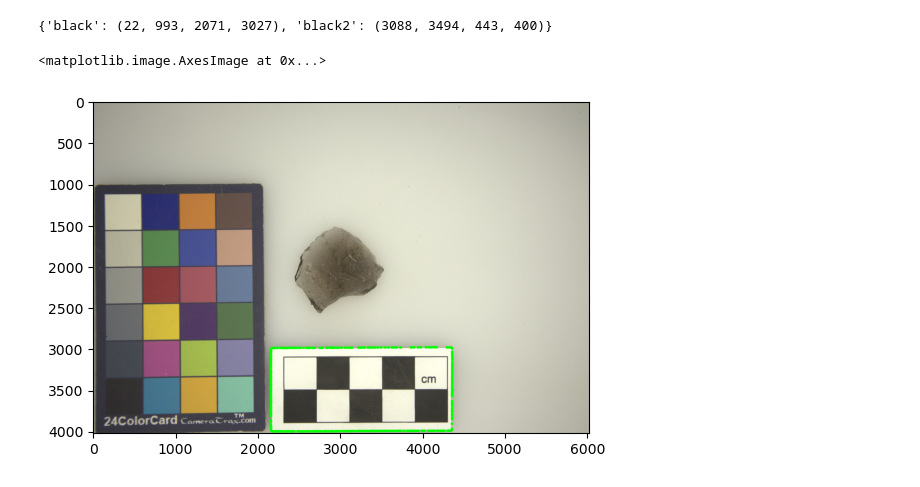
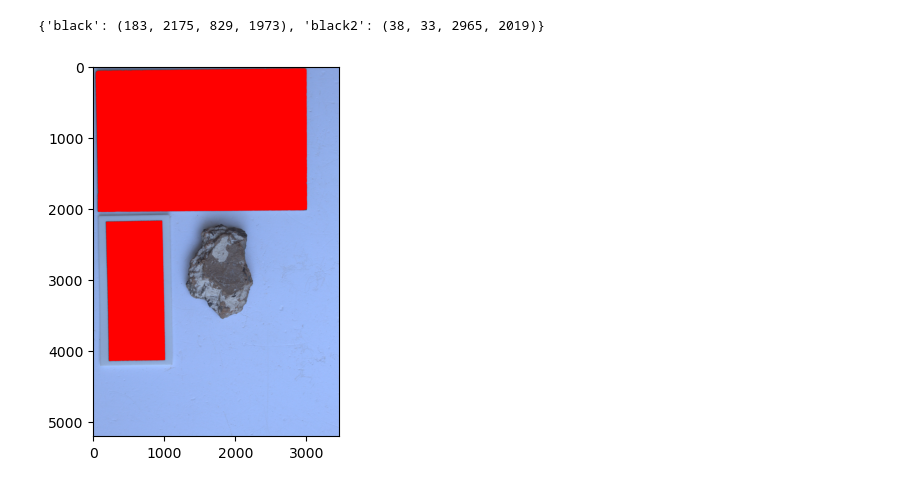
Before and after one commit to FYP-2024-CV-in-Archeology/CV-in-Archeology, a Jupyter notebook: test.ipynb, the cells around one changed output. Saved outputs shown, nothing was run; the diff lists cells and outputs as text; code cells hidden in the pictures.

```diff
--- a/test.ipynb
+++ b/test.ipynb
@@ -7,7 +7,7 @@ import cv2 as cv
 import numpy as np
 from color_correction import percentile_whitebalance
 # %%
-img = rawpy.imread(r'd:\ararat\data\files\N\38\478130\4419430\33\finds\individual\664\photos\1.CR3')
+img = rawpy.imread(r'd:\ararat\data\files\N\38\478130\4419430\1\finds\individual\80\photos\2.CR2')
 assert img is not None, "file could not be read, check with os.path.exists()"
 img = img.postprocess()
 plt.imshow(img)
@@ -137,24 +152,23 @@ def getColorPos(img, color):
 # %%
 detector = cv.mcc.CCheckerDetector_create()
 is24Checker = utils.detect24Checker(cv.cvtColor(img, cv.COLOR_RGB2BGR), detector)  # must be bgr
 
 blur = cv.GaussianBlur(img,(5,5),0)
 img_g = cv.cvtColor(blur, cv.COLOR_BGR2GRAY)
 # thresholding
-thresh = cropping.Thresholding(img_g, is24Checker)
+thresh = cropping.Thresholding(img_g, True)
 
 # find contours
 cnts, _ = cv.findContours(
 thresh, cv.RETR_EXTERNAL, cv.CHAIN_APPROX_SIMPLE)
 # print(getCardsBlackPos(img.copy(), is24Checker))
 # getCardGreenPos(img.copy())
 # get the sherd contour
 sherdCnt, patchPos = cropping.getSherdCnt(img, cnts, is24Checker)
 print(patchPos)
 img_cnt = img.copy()
 cv.drawContours(img_cnt, sherdCnt, -1, (0, 255, 0), 30)
 plt.imshow(img_cnt)
 # %% [output]
-{'black': (22, 993, 2071, 3027), 'black2': (3088, 3494, 443, 400)}
+{'black': (183, 2175, 829, 1973), 'black2': (38, 33, 2965, 2019)}
-<matplotlib.image.AxesImage at 0x...>
-[figure, old version]
+[figure, new version]
```
Also changed, not shown: parts of 2 cells of this notebook, 1 other file.
